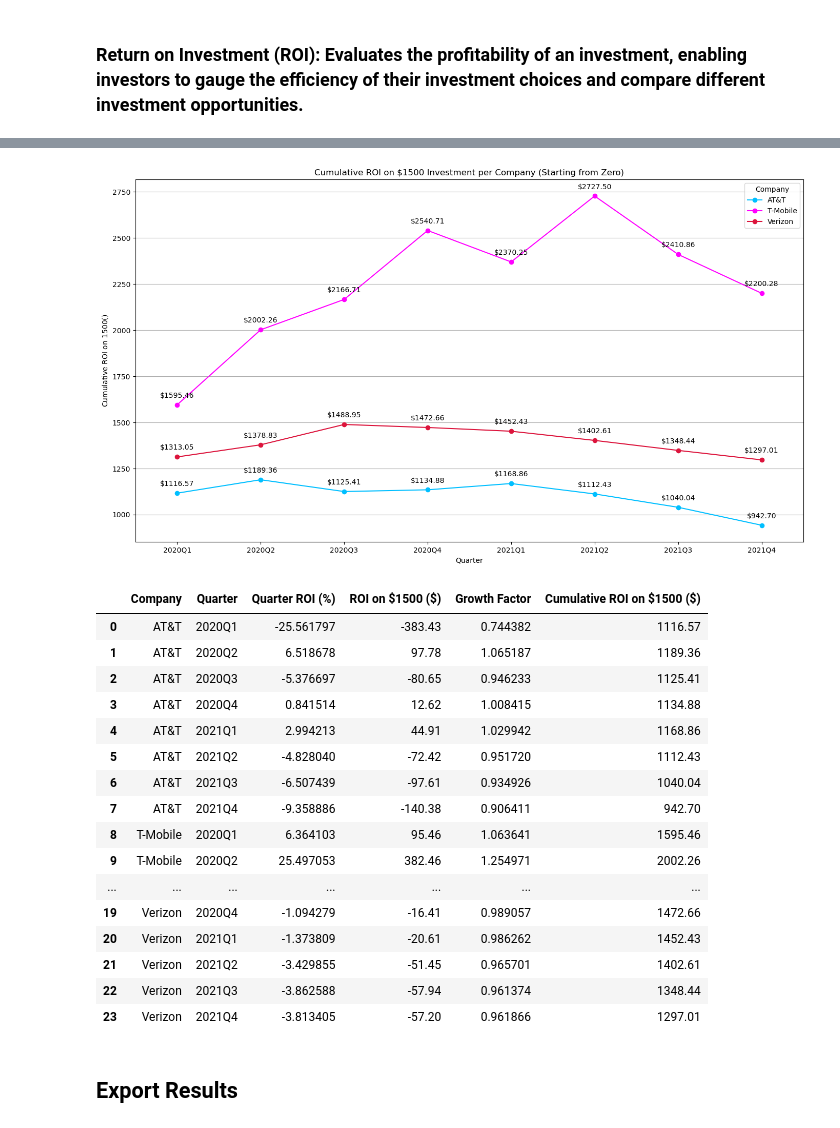
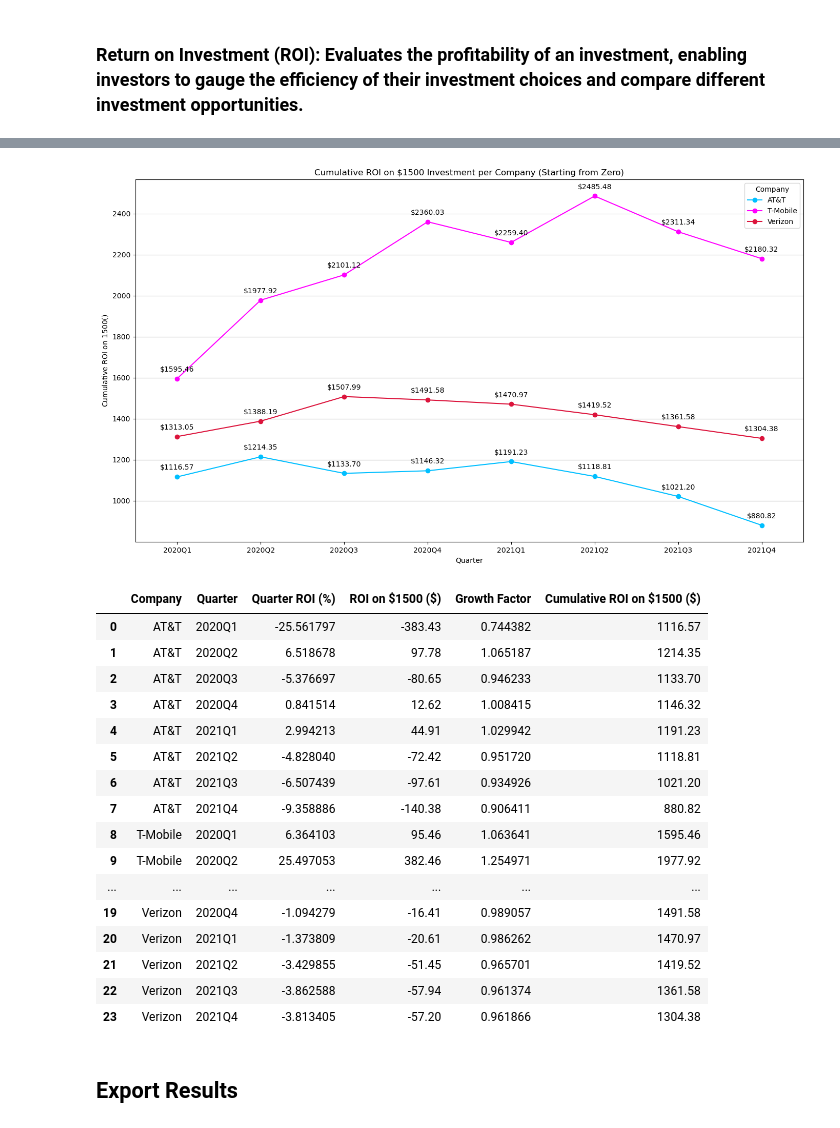
Before and after one commit to juanbracho/UT_Module16, a Jupyter notebook: data/Project_Stock_Analysis.ipynb, the cells around one changed output, grey strips where cells are left out. Saved outputs shown, nothing was run; the diff lists cells and outputs as text; code cells hidden in the pictures.

Commit message:
tele results plot edit

```diff
--- a/data/Project_Stock_Analysis.ipynb
+++ b/data/Project_Stock_Analysis.ipynb
@@ -544,7 +544,7 @@ cumulative_oil_roi = filtered_oil_data.groupby(['Company', 'Quarter']).apply(oil
 initial_investment = 1500
 
 # Ensure that the cumulative ROI starts from zero for each company
-cumulative_oil_roi['Cumulative ROI on $1500 ($)'] = round(cumulative_oil_roi.groupby('Company')['Growth Factor'].cumprod() * initial_investment, 2)
+cumulative_oil_roi['Cumulative ROI on $1500 ($)'] = round(cumulative_oil_roi.groupby('Company')['ROI on $1500 ($)'].cumsum() + initial_investment, 2)
 # cumulative_oil_roi = pd.concat([initial_investment, cumulative_oil_roi], ignore_index=True).sort_values(by=['Company', 'Quarter'])
 
 # Convert the 'Quarter' column to string
@@ -631,7 +631,7 @@ cumulative_tele_roi = filtered_tele_data.groupby(['Company', 'Quarter']).apply(t
 # Initialize cumulative ROI with zero
 initial_investment = 1500
 # Ensure that the cumulative ROI starts from zero for each company
-cumulative_tele_roi['Cumulative ROI on $1500 ($)'] = round(cumulative_tele_roi.groupby('Company')['Growth Factor'].cumprod() * initial_investment, 2)
+cumulative_tele_roi['Cumulative ROI on $1500 ($)'] = round(cumulative_tele_roi.groupby('Company')['ROI on $1500 ($)'].cumsum() + initial_investment, 2)
 # cumulative_tele_roi = pd.concat([initial_investment, cumulative_tele_roi], ignore_index=True).sort_values(by=['Company', 'Quarter'])
 
 # Convert the 'Quarter' column to string
@@ -646,51 +646,51 @@ plt.figure(figsize=(14, 8))
 for company in cumulative_tele_roi['Company'].unique():
     company_data = cumulative_tele_roi[cumulative_tele_roi['Company'] == company]
     plt.plot(company_data['Quarter'].astype(str), company_data['Cumulative ROI on $1500 ($)'], marker='o', label=company, color=tele_colors[company])
 
     # Annotate each point with the Y value
     for i, row in company_data.iterrows():
         plt.annotate(f"${row['Cumulative ROI on $1500 ($)']:.2f}", (row['Quarter'], row['Cumulative ROI on $1500 ($)']), textcoords="offset points",
                      xytext=(0, 10), ha='center')
 
 # Plot visual formatting.
 # Define the x-tick positions and labels
 xticks_positions = range(len(cumulative_tele_roi['Quarter'].unique()))
 xticks_labels = cumulative_tele_roi['Quarter'].unique()
 
 plt.xticks(xticks_positions, xticks_labels)
 
 # Set x-axis limits to include space before the first quarter
 plt.xlim(left=-0.5, right=len(xticks_positions)-0.5)
 
 plt.title('Cumulative ROI on $1500 Investment per Company (Starting from Zero)')
 plt.xlabel('Quarter')
 plt.ylabel('Cumulative ROI on $1500 ($)')
 plt.legend(title='Company')
 plt.grid(True, axis='y')  # Horizontal grid lines only
 plt.tight_layout()
 plt.savefig('outputs/tele_roi.png')
 plt.show()
 
 cumulative_tele_roi
 # %% [output]
-[figure, old version]
+[figure, new version]
 |  | Company | Quarter | Quarter ROI (%) | ROI on $1500 ($) | Growth Factor | Cumulative ROI on $1500 ($) |
 | 0 | AT&T | 2020Q1 | -25.561797 | -383.43 | 0.744382 | 1116.57 |
-| 1 | AT&T | 2020Q2 | 6.518678 | 97.78 | 1.065187 | 1189.36 |
-| 2 | AT&T | 2020Q3 | -5.376697 | -80.65 | 0.946233 | 1125.41 |
-| 3 | AT&T | 2020Q4 | 0.841514 | 12.62 | 1.008415 | 1134.88 |
-| 4 | AT&T | 2021Q1 | 2.994213 | 44.91 | 1.029942 | 1168.86 |
-| 5 | AT&T | 2021Q2 | -4.828040 | -72.42 | 0.951720 | 1112.43 |
-| 6 | AT&T | 2021Q3 | -6.507439 | -97.61 | 0.934926 | 1040.04 |
-| 7 | AT&T | 2021Q4 | -9.358886 | -140.38 | 0.906411 | 942.70 |
+| 1 | AT&T | 2020Q2 | 6.518678 | 97.78 | 1.065187 | 1214.35 |
+| 2 | AT&T | 2020Q3 | -5.376697 | -80.65 | 0.946233 | 1133.70 |
+| 3 | AT&T | 2020Q4 | 0.841514 | 12.62 | 1.008415 | 1146.32 |
+| 4 | AT&T | 2021Q1 | 2.994213 | 44.91 | 1.029942 | 1191.23 |
+| 5 | AT&T | 2021Q2 | -4.828040 | -72.42 | 0.951720 | 1118.81 |
+| 6 | AT&T | 2021Q3 | -6.507439 | -97.61 | 0.934926 | 1021.20 |
+| 7 | AT&T | 2021Q4 | -9.358886 | -140.38 | 0.906411 | 880.82 |
 | 8 | T-Mobile | 2020Q1 | 6.364103 | 95.46 | 1.063641 | 1595.46 |
-| 9 | T-Mobile | 2020Q2 | 25.497053 | 382.46 | 1.254971 | 2002.26 |
+| 9 | T-Mobile | 2020Q2 | 25.497053 | 382.46 | 1.254971 | 1977.92 |
 | ... | ... | ... | ... | ... | ... | ... |
-| 19 | Verizon | 2020Q4 | -1.094279 | -16.41 | 0.989057 | 1472.66 |
-| 20 | Verizon | 2021Q1 | -1.373809 | -20.61 | 0.986262 | 1452.43 |
-| 21 | Verizon | 2021Q2 | -3.429855 | -51.45 | 0.965701 | 1402.61 |
-| 22 | Verizon | 2021Q3 | -3.862588 | -57.94 | 0.961374 | 1348.44 |
-| 23 | Verizon | 2021Q4 | -3.813405 | -57.20 | 0.961866 | 1297.01 |
+| 19 | Verizon | 2020Q4 | -1.094279 | -16.41 | 0.989057 | 1491.58 |
+| 20 | Verizon | 2021Q1 | -1.373809 | -20.61 | 0.986262 | 1470.97 |
+| 21 | Verizon | 2021Q2 | -3.429855 | -51.45 | 0.965701 | 1419.52 |
+| 22 | Verizon | 2021Q3 | -3.862588 | -57.94 | 0.961374 | 1361.58 |
+| 23 | Verizon | 2021Q4 | -3.813405 | -57.20 | 0.961866 | 1304.38 |
 # %% [markdown]
 ## Export Results
 # %%
```
Also changed, not shown: parts of 6 cells of this notebook, 7 other files.
